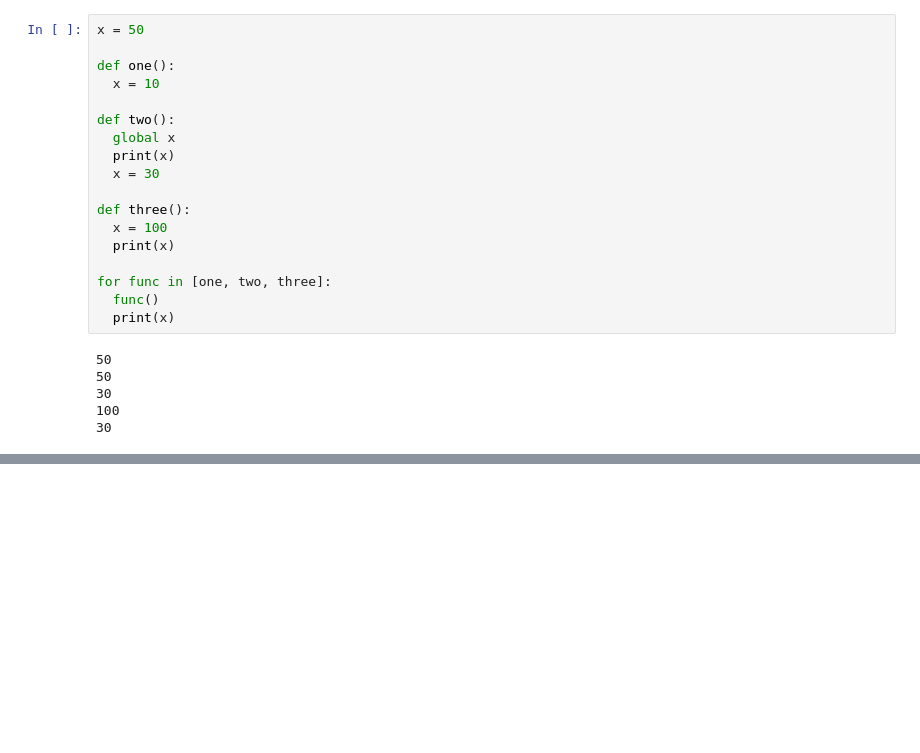
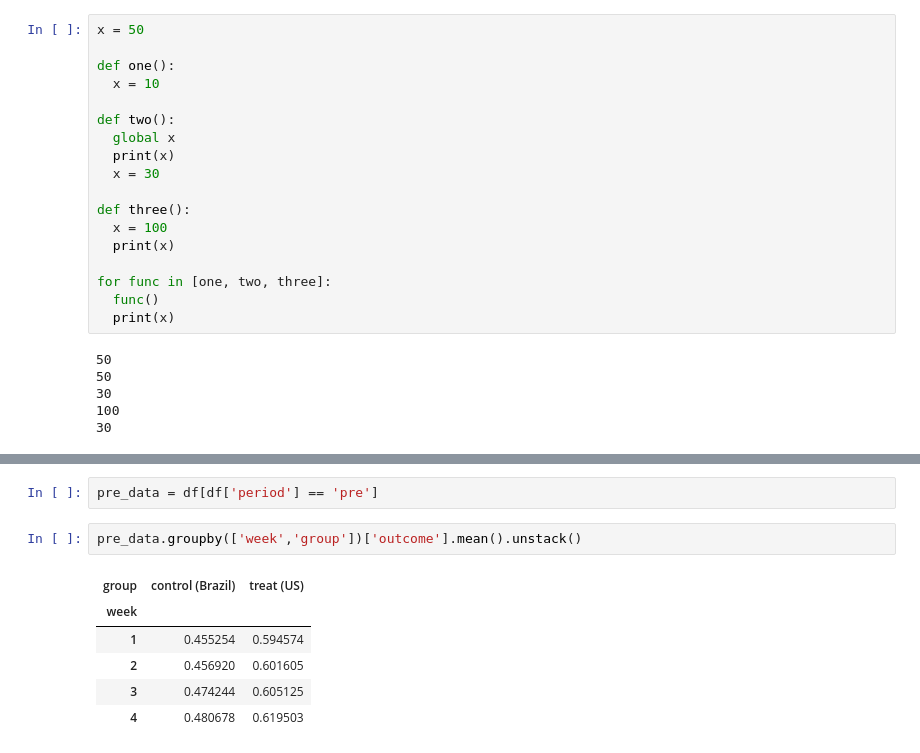
Before and after one commit to aurora-xiao97/DS-Projects, a Jupyter notebook: Projects/Customer_Analytics_Preparing_Data_for_Modeling/notebook.ipynb, the cells around one changed output, grey strips where cells are left out. Drawn from its saved outputs; the diff is of its cells as text; blank space fills up the shorter version.

```diff
--- a/Projects/Customer_Analytics_Preparing_Data_for_Modeling/notebook.ipynb
+++ b/Projects/Customer_Analytics_Preparing_Data_for_Modeling/notebook.ipynb
@@ -489,0 +548,11 @@ for func in [one, two, three]:
+# %%
+pre_data = df[df['period'] == 'pre']
+# %%
+pre_data.groupby(['week','group'])['outcome'].mean().unstack()
+# %% [output]
+| group | control (Brazil) | treat (US) |
+| week |  |  |
+| 1 | 0.455254 | 0.594574 |
+| 2 | 0.456920 | 0.601605 |
+| 3 | 0.474244 | 0.605125 |
+| 4 | 0.480678 | 0.619503 |
```
Also changed, not shown: parts of 4 cells of this notebook.
